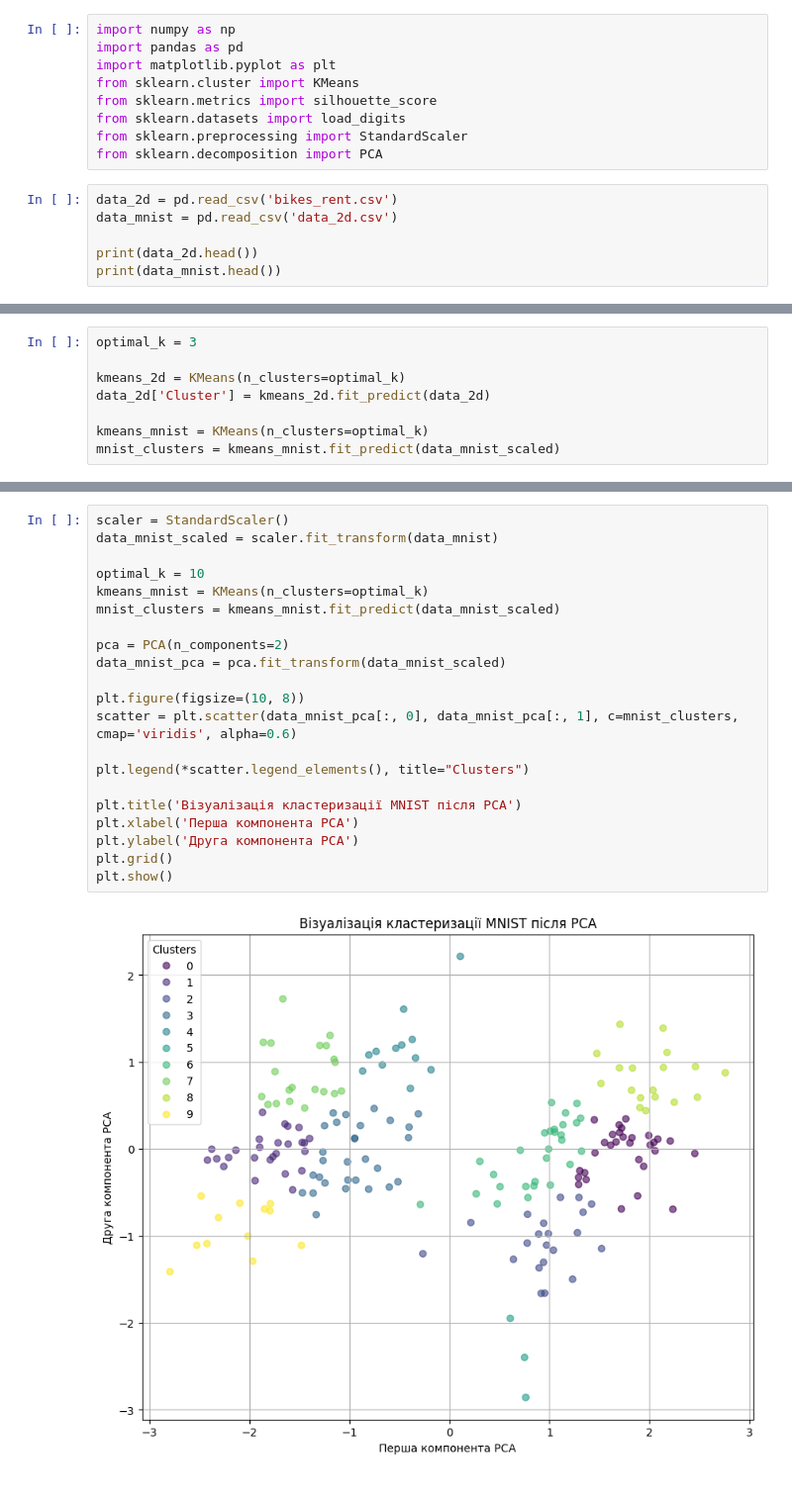
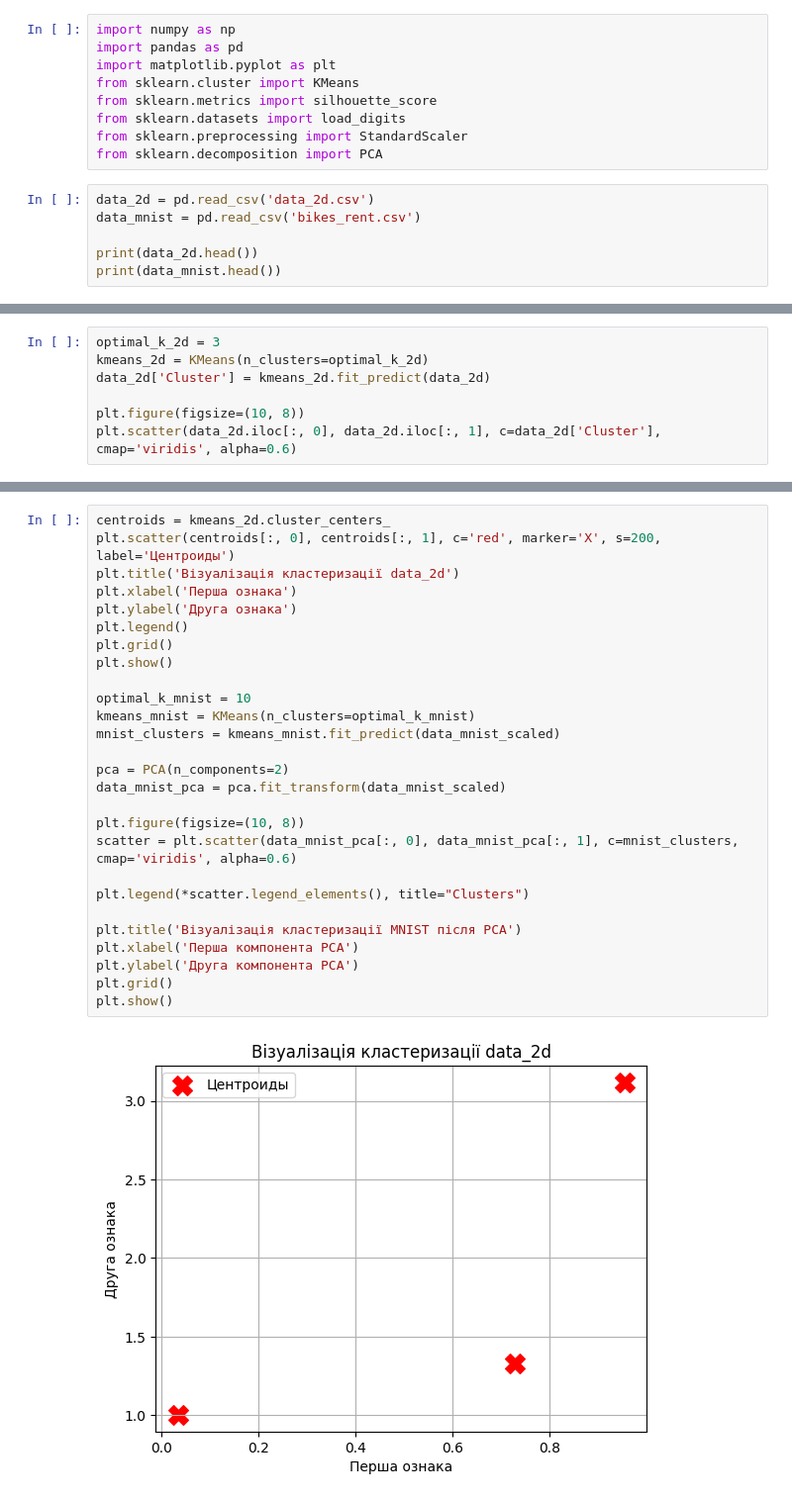
Before and after one commit to ArtemBoar/HW9, a Jupyter notebook: HW9.ipynb, the cells around one changed output, grey strips where cells are left out. Shown: that part at 99% size. Cells and saved outputs as stored; diff of their text form.

```diff
--- a/HW9.ipynb
+++ b/HW9.ipynb
@@ -8,8 +8,8 @@ from sklearn.datasets import load_digits
 from sklearn.preprocessing import StandardScaler
 from sklearn.decomposition import PCA
 # %%
-data_2d = pd.read_csv('bikes_rent.csv')
-data_mnist = pd.read_csv('data_2d.csv')
+data_2d = pd.read_csv('data_2d.csv')
+data_mnist = pd.read_csv('bikes_rent.csv')
 
 print(data_2d.head())
 print(data_mnist.head())
@@ -67,8 +67,7 @@ plt.show()
 # %%
-optimal_k = 3
-
-kmeans_2d = KMeans(n_clusters=optimal_k)
+optimal_k_2d = 3
+kmeans_2d = KMeans(n_clusters=optimal_k_2d)
 data_2d['Cluster'] = kmeans_2d.fit_predict(data_2d)
 
-kmeans_mnist = KMeans(n_clusters=optimal_k)
-mnist_clusters = kmeans_mnist.fit_predict(data_mnist_scaled)
+plt.figure(figsize=(10, 8))
+plt.scatter(data_2d.iloc[:, 0], data_2d.iloc[:, 1], c=data_2d['Cluster'], cmap='viridis', alpha=0.6)
@@ -75,23 +77,29 @@ mnist_clusters = kmeans_mnist.fit_predict(data_mnist_scaled)
 # %%
-scaler = StandardScaler()
-data_mnist_scaled = scaler.fit_transform(data_mnist)
+centroids = kmeans_2d.cluster_centers_
+plt.scatter(centroids[:, 0], centroids[:, 1], c='red', marker='X', s=200, label='Центроиды')
+plt.title('Візуалізація кластеризації data_2d')
+plt.xlabel('Перша ознака')
+plt.ylabel('Друга ознака')
+plt.legend()
+plt.grid()
+plt.show()
 
-optimal_k = 10
-kmeans_mnist = KMeans(n_clusters=optimal_k)
+optimal_k_mnist = 10
+kmeans_mnist = KMeans(n_clusters=optimal_k_mnist)
 mnist_clusters = kmeans_mnist.fit_predict(data_mnist_scaled)
 
 pca = PCA(n_components=2)
 data_mnist_pca = pca.fit_transform(data_mnist_scaled)
 
 plt.figure(figsize=(10, 8))
 scatter = plt.scatter(data_mnist_pca[:, 0], data_mnist_pca[:, 1], c=mnist_clusters, cmap='viridis', alpha=0.6)
 
 plt.legend(*scatter.legend_elements(), title="Clusters")
 
 plt.title('Візуалізація кластеризації MNIST після PCA')
 plt.xlabel('Перша компонента PCA')
 plt.ylabel('Друга компонента PCA')
 plt.grid()
 plt.show()
 # %% [output]
-[figure, old version]
+[figure, new version]
```
Also changed, not shown: parts of 5 cells of this notebook.
